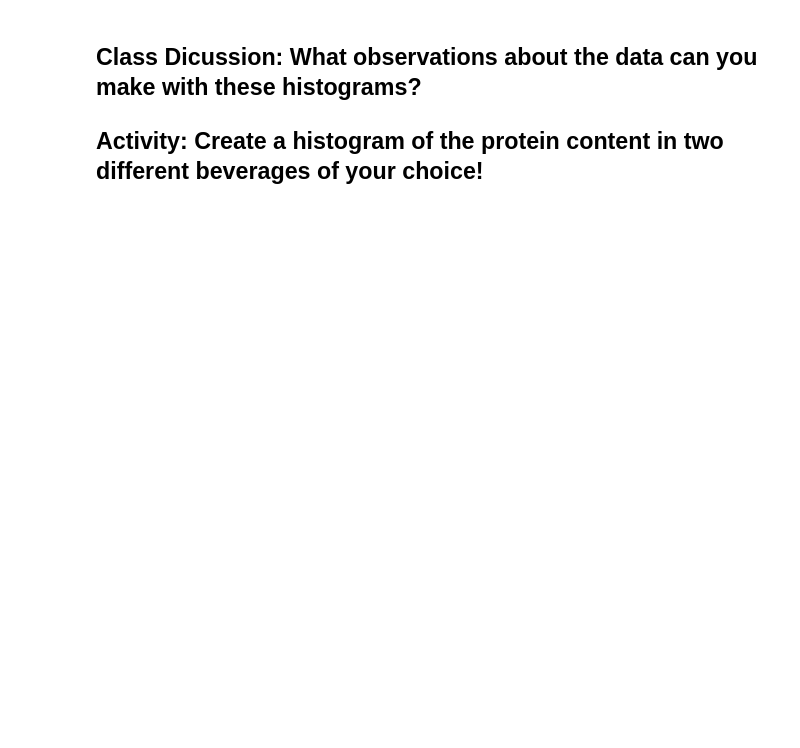
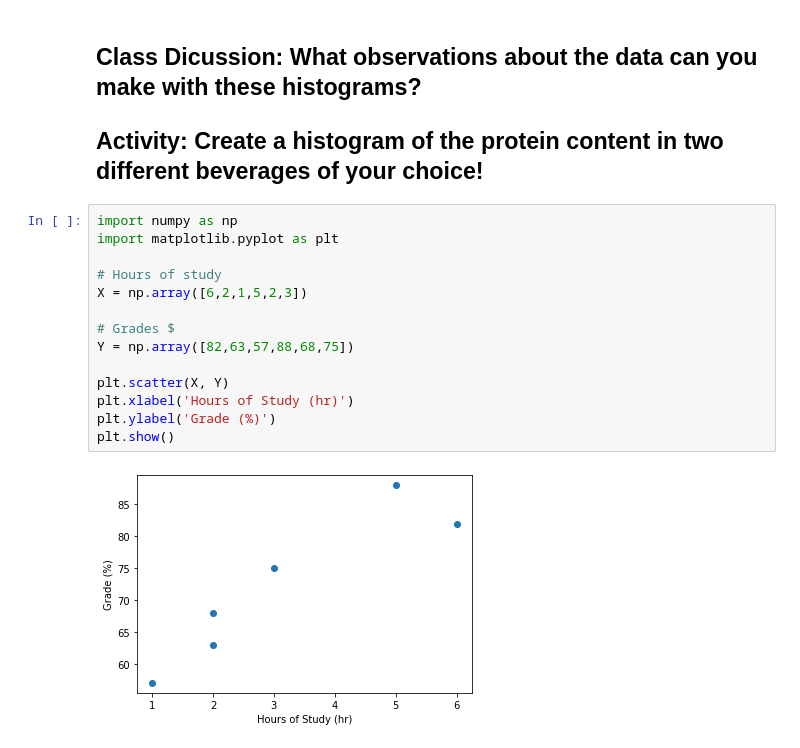
Before and after one commit to Make-School-Courses/QL-1.1-Quantitative-Reasoning, a Jupyter notebook: Notebooks/visualizations/visualizations_in_data.ipynb, the cells around one changed output. Drawn from its saved outputs; the diff is of its cells as text; blank space fills up the shorter version.

```diff
--- a/Notebooks/visualizations/visualizations_in_data.ipynb
+++ b/Notebooks/visualizations/visualizations_in_data.ipynb
@@ -253,3 +235,19 @@ Text(0.5, 0, 'Sugar in grams')
 ## Class Dicussion: What observations about the data can you make with these histograms?
 
 ## Activity: Create a histogram of the protein content in two different beverages of your choice!
+# %%
+import numpy as np
+import matplotlib.pyplot as plt
+
+# Hours of study
+X = np.array([6,2,1,5,2,3])
+
+# Grades $
+Y = np.array([82,63,57,88,68,75])
+
+plt.scatter(X, Y)
+plt.xlabel('Hours of Study (hr)')
+plt.ylabel('Grade (%)')
+plt.show()
+# %% [output]
+[figure, added]
```
Also changed, not shown: parts of 4 cells of this notebook, 1 other file.
